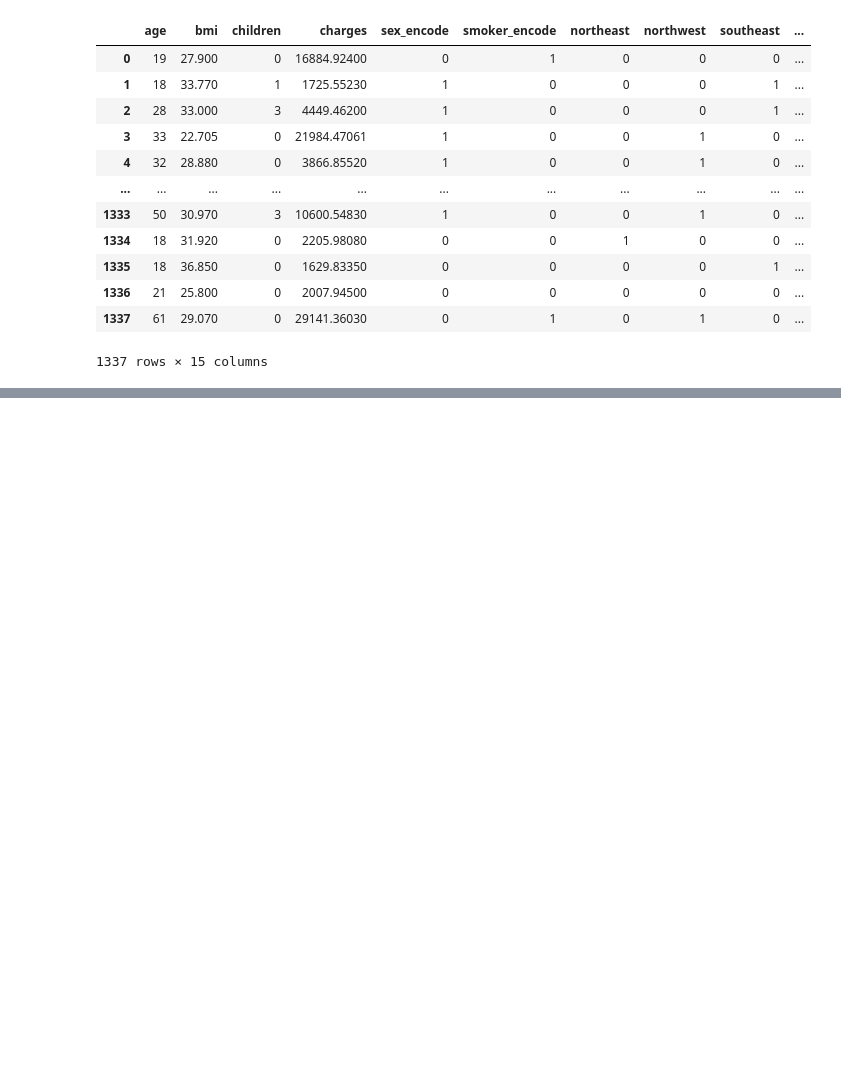
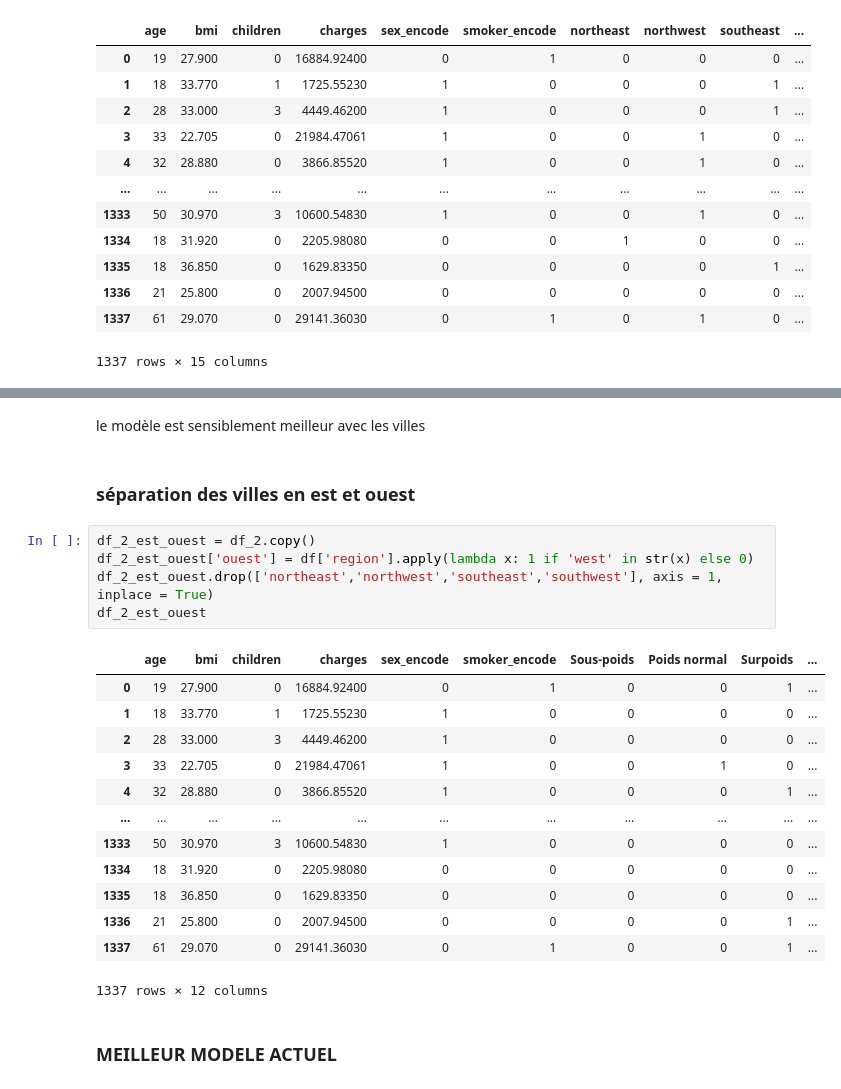
Before and after one commit to istaion/Assur_aimant, a Jupyter notebook: Hacene/modelisation.ipynb, the cells around one changed output, grey strips where cells are left out. Cells and saved outputs as stored; diff of their text form; blank space fills up the shorter version.

```diff
--- a/Hacene/modelisation.ipynb
+++ b/Hacene/modelisation.ipynb
@@ -130,0 +229,25 @@ line_reg = LinearRegression()
+# %% [markdown]
+le modèle est sensiblement meilleur avec les villes
+# %% [markdown]
+### séparation des villes en est et ouest
+# %%
+df_2_est_ouest = df_2.copy()
+df_2_est_ouest['ouest'] = df['region'].apply(lambda x: 1 if 'west' in str(x) else 0)
+df_2_est_ouest.drop(['northeast','northwest','southeast','southwest'], axis = 1, inplace = True)
+df_2_est_ouest
+# %% [output]
+|  | age | bmi | children | charges | sex_encode | smoker_encode | Sous-poids | Poids normal | Surpoids | ... |
+| 0 | 19 | 27.900 | 0 | 16884.92400 | 0 | 1 | 0 | 0 | 1 | ... |
+| 1 | 18 | 33.770 | 1 | 1725.55230 | 1 | 0 | 0 | 0 | 0 | ... |
+| 2 | 28 | 33.000 | 3 | 4449.46200 | 1 | 0 | 0 | 0 | 0 | ... |
+| 3 | 33 | 22.705 | 0 | 21984.47061 | 1 | 0 | 0 | 1 | 0 | ... |
+| 4 | 32 | 28.880 | 0 | 3866.85520 | 1 | 0 | 0 | 0 | 1 | ... |
+| ... | ... | ... | ... | ... | ... | ... | ... | ... | ... | ... |
+| 1333 | 50 | 30.970 | 3 | 10600.54830 | 1 | 0 | 0 | 0 | 0 | ... |
+| 1334 | 18 | 31.920 | 0 | 2205.98080 | 0 | 0 | 0 | 0 | 0 | ... |
+| 1335 | 18 | 36.850 | 0 | 1629.83350 | 0 | 0 | 0 | 0 | 0 | ... |
+| 1336 | 21 | 25.800 | 0 | 2007.94500 | 0 | 0 | 0 | 0 | 1 | ... |
+| 1337 | 61 | 29.070 | 0 | 29141.36030 | 0 | 1 | 0 | 0 | 1 | ... |
+1337 rows × 12 columns
+# %% [markdown]
+### MEILLEUR MODELE ACTUEL
```
Also changed, not shown: parts of 24 cells of this notebook, 1 other file.
